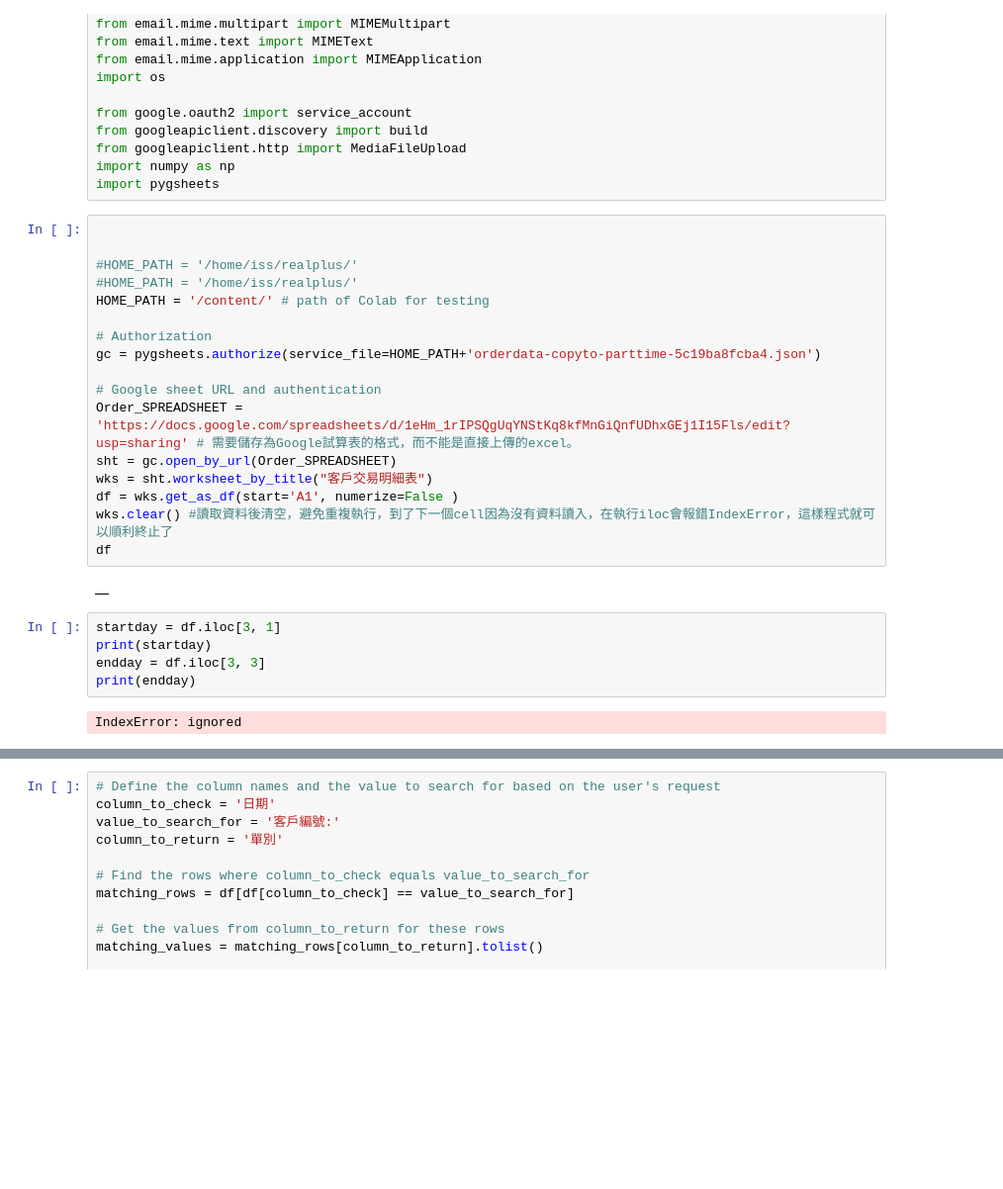
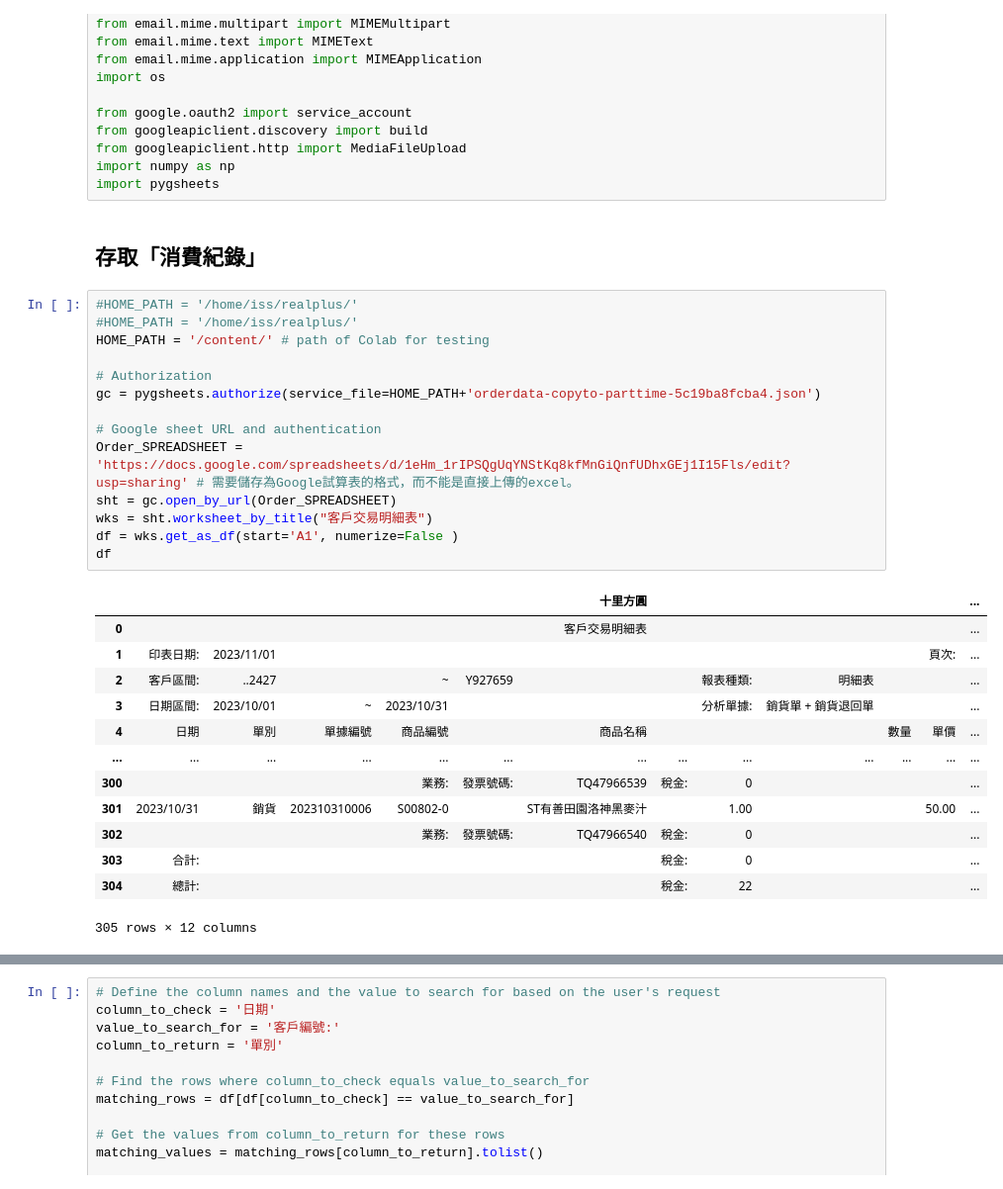
Before and after one commit to HSS107048212/hoop4s, a Jupyter notebook: 月結Tpoint.ipynb, the cells around one changed output, grey strips where cells are left out. Shown: that part at 99% size. Cells and saved outputs as stored; diff of their text form; blank space fills up the shorter version.

Commit message:
當系統發現「目前的銷售資料日期in讀取過的資料日期」會執行sys.exit()顯示的訊息，就不會是上次clear而產生駭人聽聞的IndexError

```diff
--- a/月結Tpoint.ipynb
+++ b/月結Tpoint.ipynb
@@ -68,29 +68,33 @@ from googleapiclient.discovery import build
 from googleapiclient.http import MediaFileUpload
 import numpy as np
 import pygsheets
+# %% [markdown]
+## 存取「消費紀錄」
 # %%
-
-
 #HOME_PATH = '/home/iss/realplus/'
 #HOME_PATH = '/home/iss/realplus/'
 HOME_PATH = '/content/' # path of Colab for testing
 
 # Authorization
 gc = pygsheets.authorize(service_file=HOME_PATH+'orderdata-copyto-parttime-5c19ba8fcba4.json')
 
 # Google sheet URL and authentication
 Order_SPREADSHEET = 'https://docs.google.com/spreadsheets/d/1eHm_1rIPSQgUqYNStKq8kfMnGiQnfUDhxGEj1I15Fls/edit?usp=sharing' # 需要儲存為Google試算表的格式，而不能是直接上傳的excel。
 sht = gc.open_by_url(Order_SPREADSHEET)
 wks = sht.worksheet_by_title("客戶交易明細表")
 df = wks.get_as_df(start='A1', numerize=False )
-wks.clear() #讀取資料後清空，避免重複執行，到了下一個cell因為沒有資料讀入，在執行iloc會報錯IndexError，這樣程式就可以順利終止了
 df
 # %% [output]
-|  |
+|  |  |  |  |  |  | 十里方圓 |  |  |  |  |  | ... |
+| 0 |  |  |  |  |  | 客戶交易明細表 |  |  |  |  |  | ... |
+| 1 | 印表日期: | 2023/11/01 |  |  |  |  |  |  |  |  | 頁次: | ... |
+| 2 | 客戶區間: | ..2427 |  | ~ | Y927659 |  |  | 報表種類: | 明細表 |  |  | ... |
+| 3 | 日期區間: | 2023/10/01 | ~ | 2023/10/31 |  |  |  | 分析單據: | 銷貨單 + 銷貨退回單 |  |  | ... |
+| 4 | 日期 | 單別 | 單據編號 | 商品編號 |  | 商品名稱 |  |  |  | 數量 | 單價 | ... |
+| ... | ... | ... | ... | ... | ... | ... | ... | ... | ... | ... | ... | ... |
+| 300 |  |  |  | 業務: | 發票號碼: | TQ47966539 | 稅金: | 0 |  |  |  | ... |
+| 301 | 2023/10/31 | 銷貨 | 202310310006 | S00802-0 |  | ST有善田園洛神黑麥汁 |  | 1.00 |  |  | 50.00 | ... |
+| 302 |  |  |  | 業務: | 發票號碼: | TQ47966540 | 稅金: | 0 |  |  |  | ... |
+| 303 | 合計: |  |  |  |  |  | 稅金: | 0 |  |  |  | ... |
+| 304 | 總計: |  |  |  |  |  | 稅金: | 22 |  |  |  | ... |
+305 rows × 12 columns
-# %%
-startday = df.iloc[3, 1]
-print(startday)
-endday = df.iloc[3, 3]
-print(endday)
-# %% [output]
-IndexError: ignored
```
Also changed, not shown: parts of 11 cells of this notebook.
